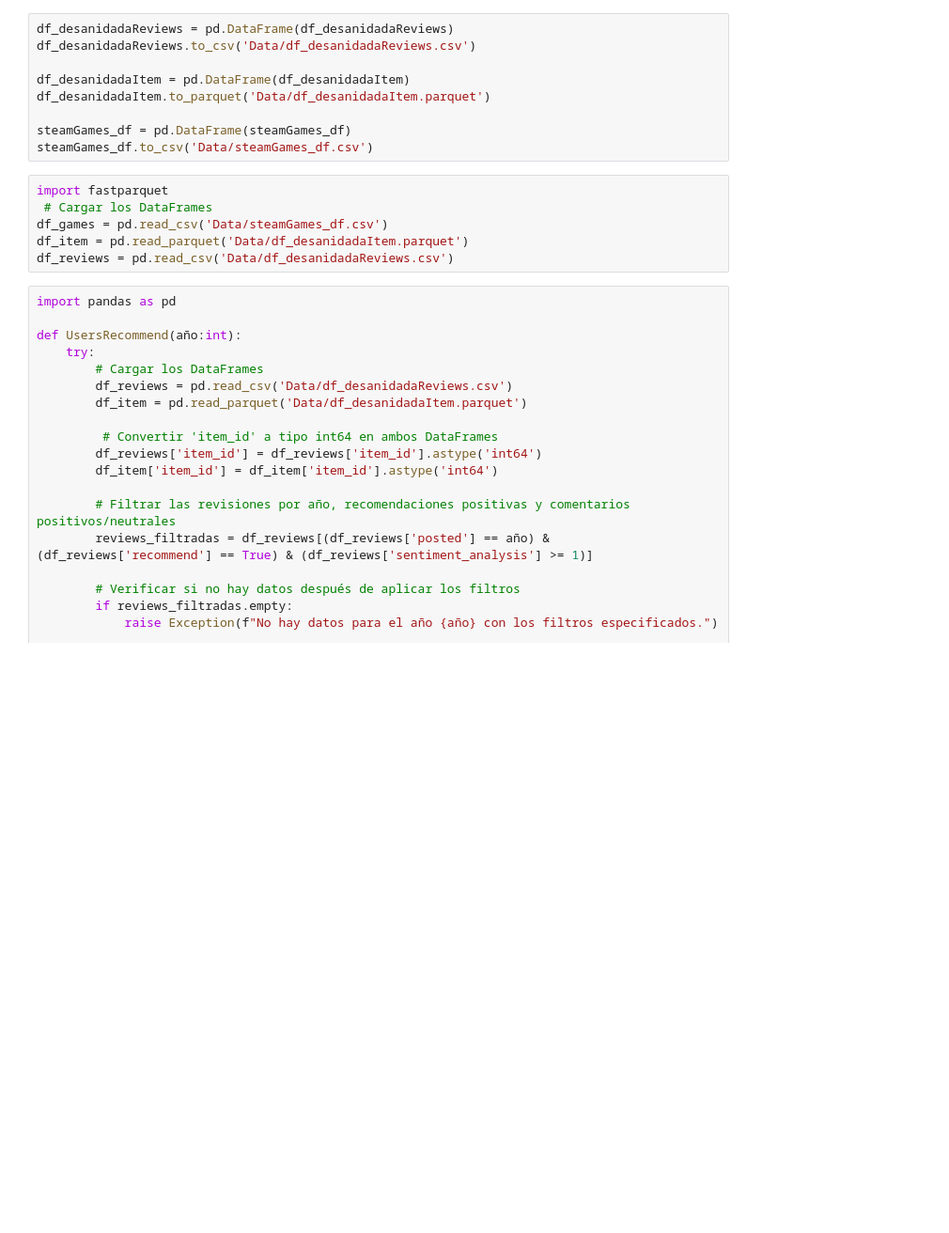
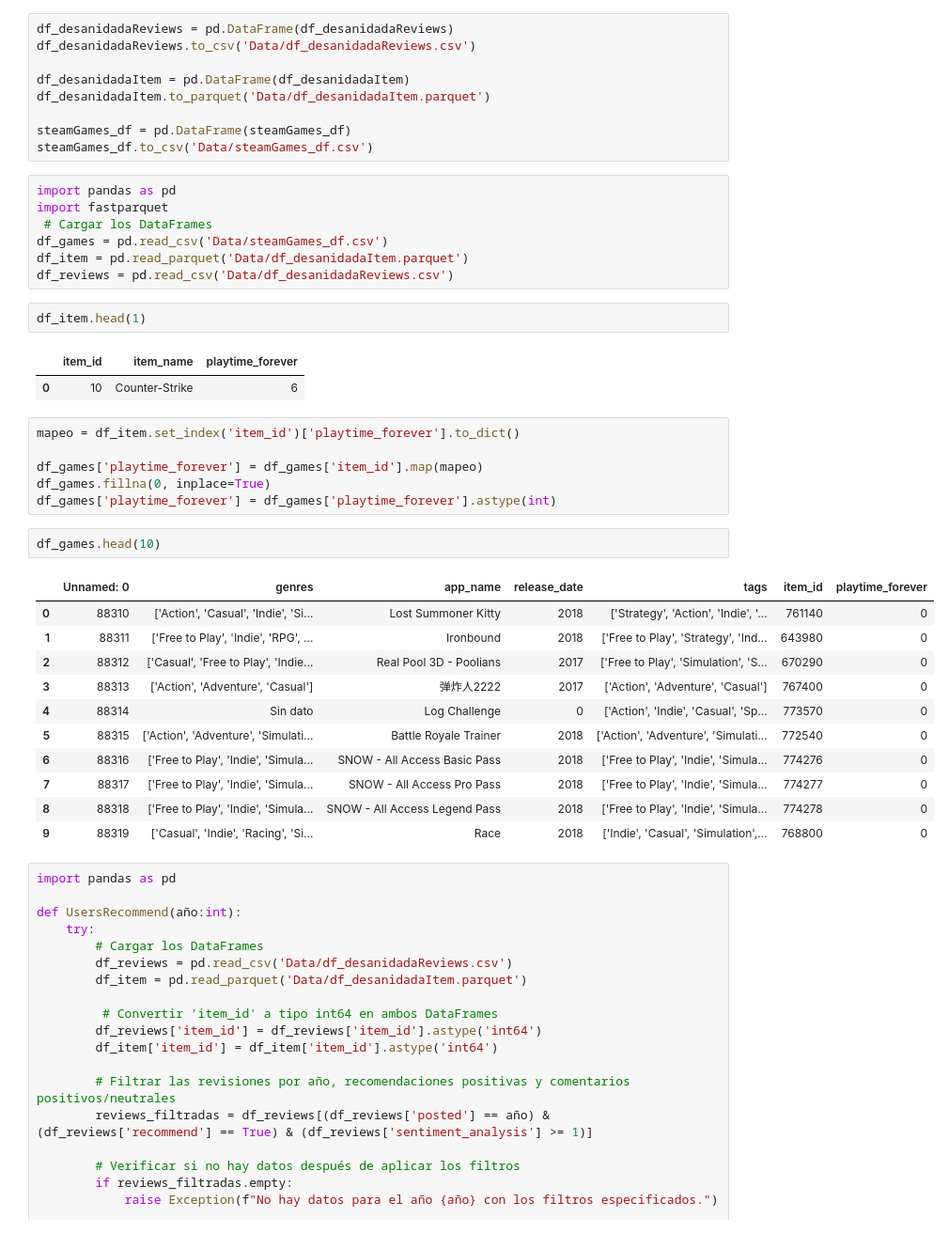
Before and after one commit to webclinic017/STEAM, a Jupyter notebook: limpieza.ipynb, the cells around one changed output. Shown at 94% size. Drawn from its saved outputs; the diff is of its cells as text; blank space fills up the shorter version.

```diff
--- a/limpieza.ipynb
+++ b/limpieza.ipynb
@@ -353,11 +353,37 @@ df_desanidadaItem.to_parquet('Data/df_desanidadaItem.parquet')
 steamGames_df = pd.DataFrame(steamGames_df)
 steamGames_df.to_csv('Data/steamGames_df.csv')
 # %%
+import pandas as pd
 import fastparquet
  # Cargar los DataFrames
 df_games = pd.read_csv('Data/steamGames_df.csv')
 df_item = pd.read_parquet('Data/df_desanidadaItem.parquet')
 df_reviews = pd.read_csv('Data/df_desanidadaReviews.csv')
+# %%
+df_item.head(1)
+# %% [output]
+|  | item_id | item_name | playtime_forever |
+| 0 | 10 | Counter-Strike | 6 |
+# %%
+mapeo = df_item.set_index('item_id')['playtime_forever'].to_dict()
+
+df_games['playtime_forever'] = df_games['item_id'].map(mapeo)
+df_games.fillna(0, inplace=True)
+df_games['playtime_forever'] = df_games['playtime_forever'].astype(int)
+# %%
+df_games.head(10)
+# %% [output]
+|  | Unnamed: 0 | genres | app_name | release_date | tags | item_id | playtime_forever |
+| 0 | 88310 | ['Action', 'Casual', 'Indie', 'Si... | Lost Summoner Kitty | 2018 | ['Strategy', 'Action', 'Indie', '... | 761140 | 0 |
+| 1 | 88311 | ['Free to Play', 'Indie', 'RPG', ... | Ironbound | 2018 | ['Free to Play', 'Strategy', 'Ind... | 643980 | 0 |
+| 2 | 88312 | ['Casual', 'Free to Play', 'Indie... | Real Pool 3D - Poolians | 2017 | ['Free to Play', 'Simulation', 'S... | 670290 | 0 |
+| 3 | 88313 | ['Action', 'Adventure', 'Casual'] | 弹炸人2222 | 2017 | ['Action', 'Adventure', 'Casual'] | 767400 | 0 |
+| 4 | 88314 | Sin dato | Log Challenge | 0 | ['Action', 'Indie', 'Casual', 'Sp... | 773570 | 0 |
+| 5 | 88315 | ['Action', 'Adventure', 'Simulati... | Battle Royale Trainer | 2018 | ['Action', 'Adventure', 'Simulati... | 772540 | 0 |
+| 6 | 88316 | ['Free to Play', 'Indie', 'Simula... | SNOW - All Access Basic Pass | 2018 | ['Free to Play', 'Indie', 'Simula... | 774276 | 0 |
+| 7 | 88317 | ['Free to Play', 'Indie', 'Simula... | SNOW - All Access Pro Pass | 2018 | ['Free to Play', 'Indie', 'Simula... | 774277 | 0 |
+| 8 | 88318 | ['Free to Play', 'Indie', 'Simula... | SNOW - All Access Legend Pass | 2018 | ['Free to Play', 'Indie', 'Simula... | 774278 | 0 |
+| 9 | 88319 | ['Casual', 'Indie', 'Racing', 'Si... | Race | 2018 | ['Indie', 'Casual', 'Simulation',... | 768800 | 0 |
 # %%
 import pandas as pd
 
```
Also changed, not shown: parts of 4 cells of this notebook, 2 other files.
